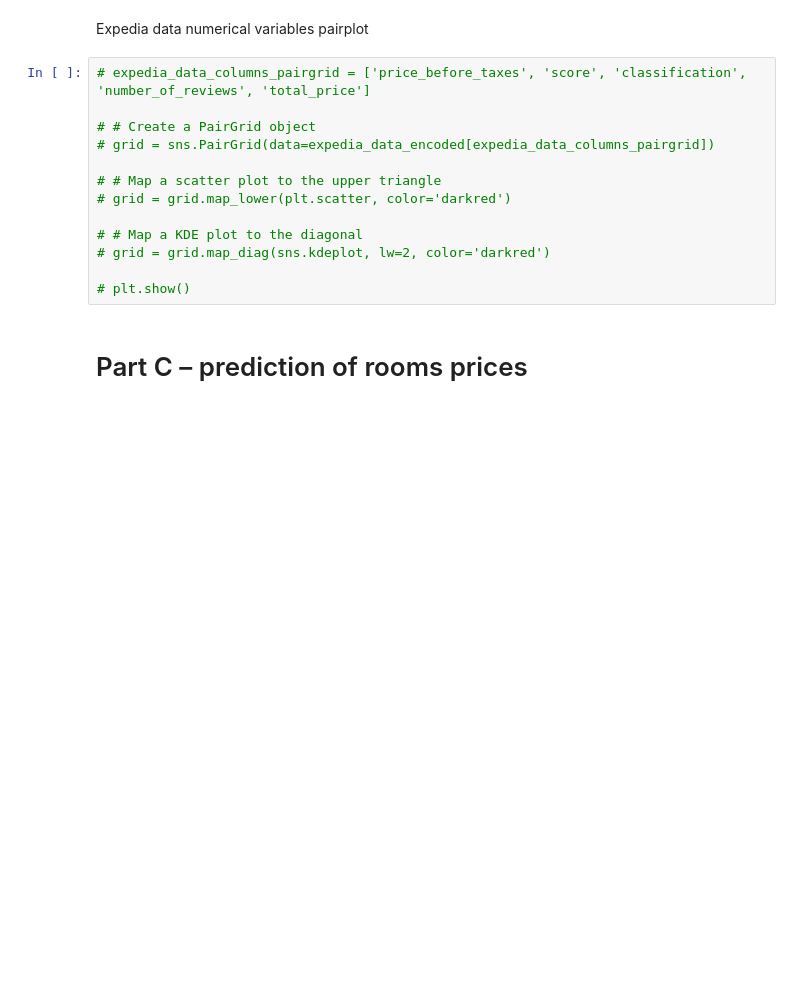
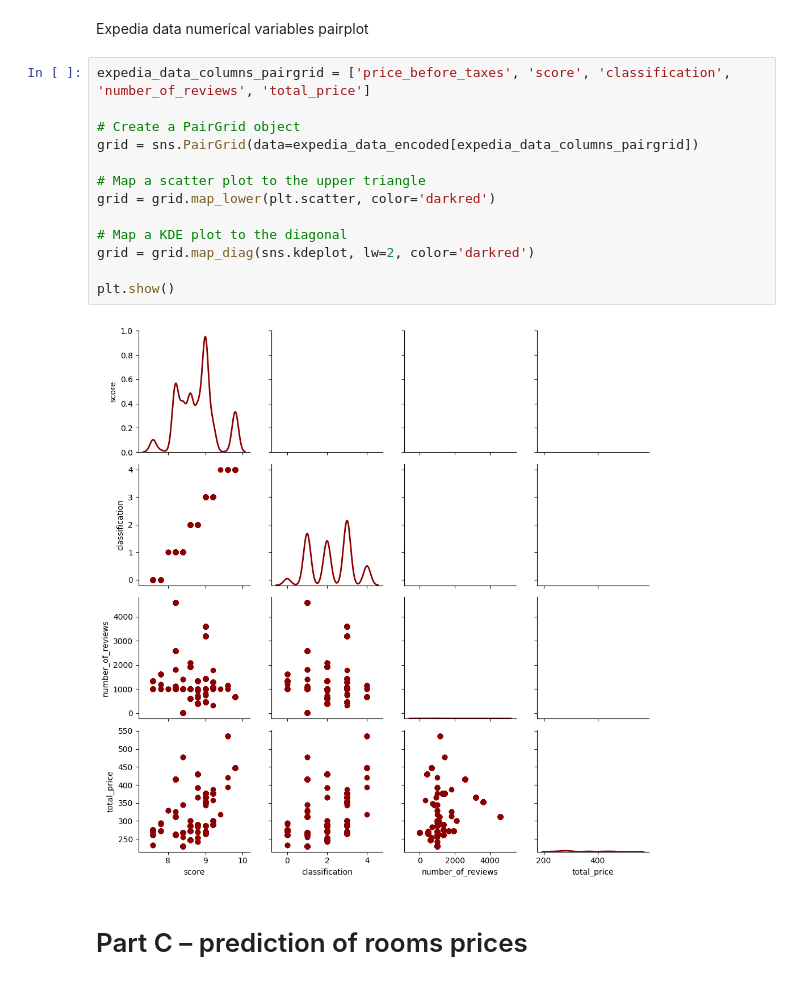
Before and after one commit to estivengrx/Freelancer-2, a Jupyter notebook: booking-expedia-project/main.ipynb, the cells around one changed output. Drawn from its saved outputs; the diff is of its cells as text; blank space fills up the shorter version.

```diff
--- a/booking-expedia-project/main.ipynb
+++ b/booking-expedia-project/main.ipynb
@@ -299,18 +341,20 @@ Booking data numerical variables pairplot
 # %% [markdown]
 Expedia data numerical variables pairplot
 # %%
-# expedia_data_columns_pairgrid = ['price_before_taxes', 'score', 'classification', 'number_of_reviews', 'total_price']
+expedia_data_columns_pairgrid = ['price_before_taxes', 'score', 'classification', 'number_of_reviews', 'total_price']
 
-# # Create a PairGrid object
-# grid = sns.PairGrid(data=expedia_data_encoded[expedia_data_columns_pairgrid])
+# Create a PairGrid object
+grid = sns.PairGrid(data=expedia_data_encoded[expedia_data_columns_pairgrid])
 
-# # Map a scatter plot to the upper triangle
-# grid = grid.map_lower(plt.scatter, color='darkred')
+# Map a scatter plot to the upper triangle
+grid = grid.map_lower(plt.scatter, color='darkred')
 
-# # Map a KDE plot to the diagonal
-# grid = grid.map_diag(sns.kdeplot, lw=2, color='darkred')
+# Map a KDE plot to the diagonal
+grid = grid.map_diag(sns.kdeplot, lw=2, color='darkred')
 
-# plt.show()
+plt.show()
+# %% [output]
+[figure, added]
 # %% [markdown]
 # Part C – prediction of rooms prices
 # %%
```
Also changed, not shown: parts of 17 cells of this notebook, 1 other file.
